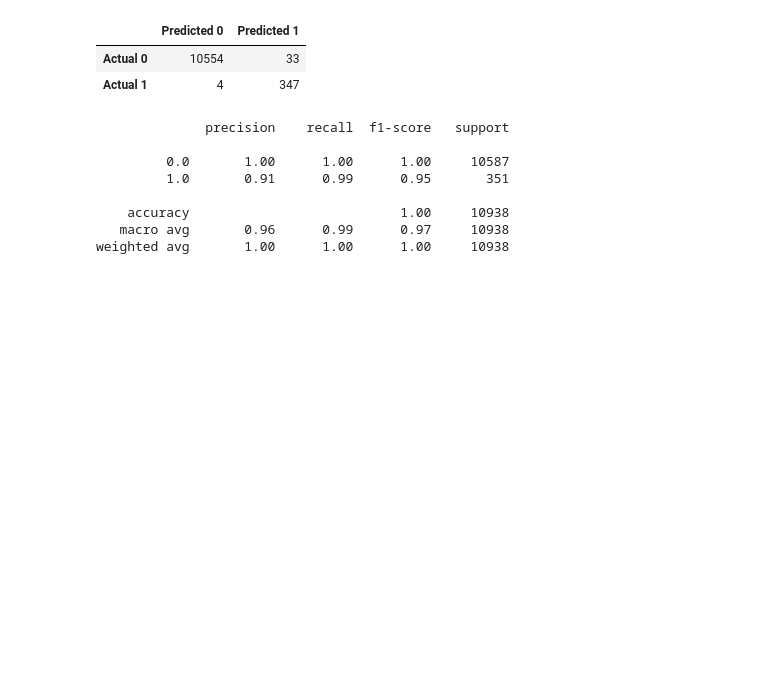
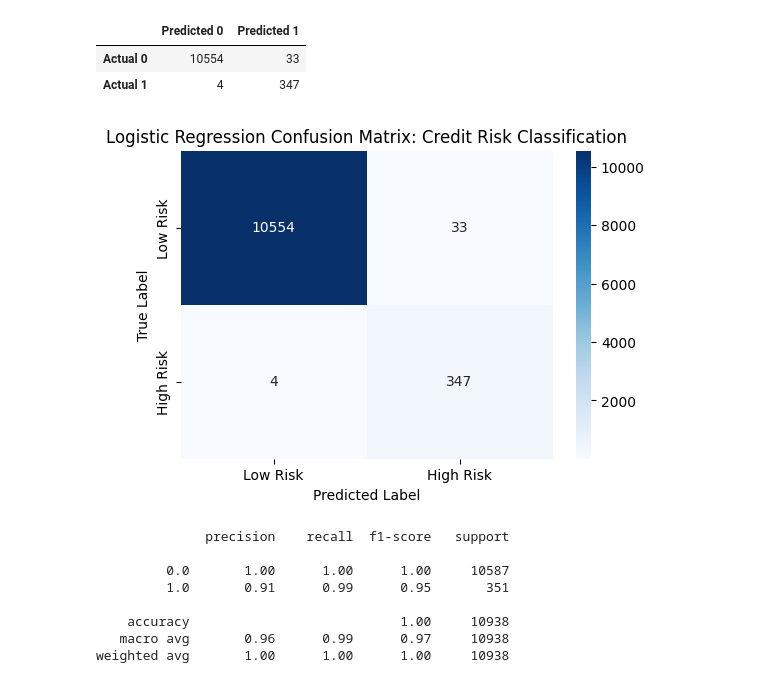
Before and after one commit to 87gru/Project-4, a Jupyter notebook: Machine_Learning_Models.ipynb, the cells around one changed output. Drawn from its saved outputs; the diff is of its cells as text; code cells hidden in the pictures; blank space fills up the shorter version.

Commit message:
Added confusion matrix heatmap visuals

```diff
--- a/Machine_Learning_Models.ipynb
+++ b/Machine_Learning_Models.ipynb
@@ -138,6 +145,21 @@ pd.DataFrame(cm1, index=['Actual 0','Actual 1'],columns=['Predicted 0', 'Predict
 |  | Predicted 0 | Predicted 1 |
 | Actual 0 | 10554 | 33 |
 | Actual 1 | 4 | 347 |
+# %%
+# Create heatmap to visualize performance of the Logistic Regression Model
+
+plt.figure(figsize=(6,4))
+sns.heatmap(cm1, annot=True, fmt='d', cmap='Blues', xticklabels=['Low Risk', 'High Risk'], yticklabels=['Low Risk', 'High Risk'])
+
+# Formatting
+plt.xlabel("Predicted Label")
+plt.ylabel("True Label")
+plt.title("Logistic Regression Confusion Matrix: Credit Risk Classification")
+
+# Show the plot
+plt.show()
+# %% [output]
+[figure, added]
 # %%
 # Display classification report for logistic regression model
 lr_class_report = classification_report(y_test, lr_predictions)
```
Also changed, not shown: parts of 20 cells of this notebook.
